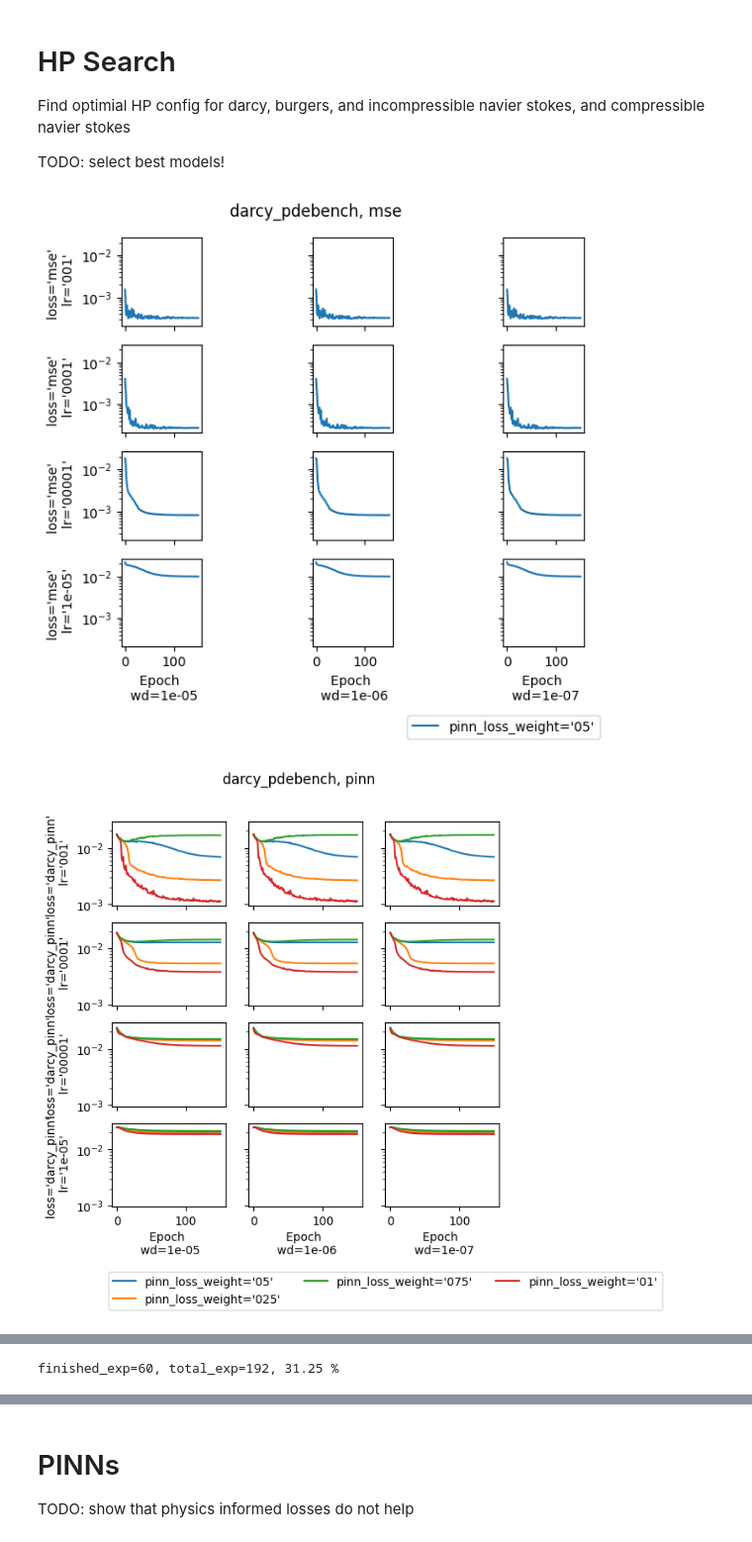
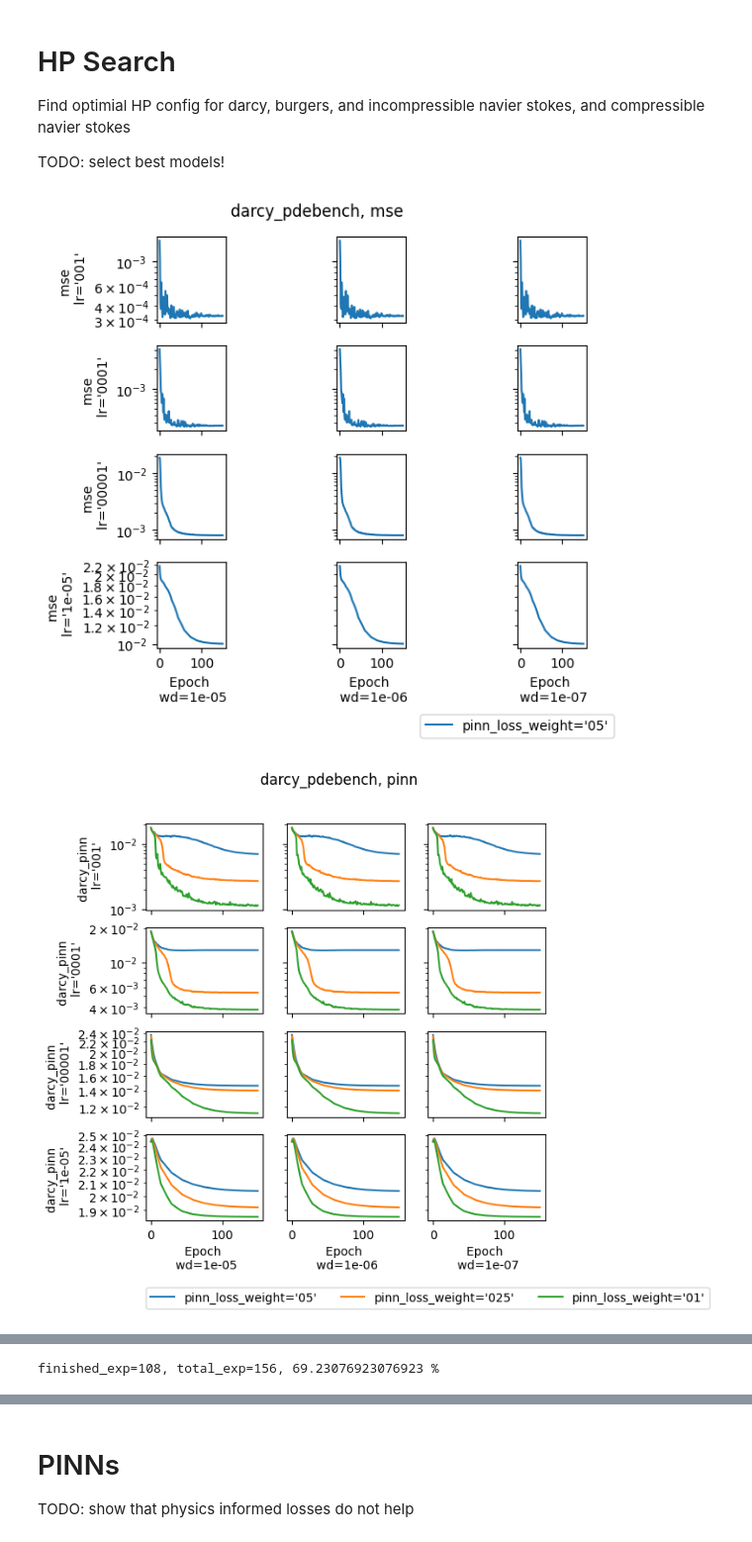
Before and after one commit to msakarvadia/operator_aliasing, a Jupyter notebook: notebooks/figures.ipynb, the cells around one changed output, grey strips where cells are left out. Shown at 99% size. Drawn from its saved outputs; the diff is of its cells as text; code cells hidden in the pictures.

```diff
--- a/notebooks/figures.ipynb
+++ b/notebooks/figures.ipynb
@@ -209,7 +212,7 @@ for idx, s in enumerate([16, 32, 64, 128]):
     shape = model_preds_test.shape
 
     test_sp_y = get_energy_curve(
-        test_loader.dataset[:]['y'], #.squeeze().reshape(shape[0], s, s),
+        test_loader.dataset[:]['y'],  # .squeeze().reshape(shape[0], s, s),
         s,
     )
 
@@ -217,8 +220,7 @@ for idx, s in enumerate([16, 32, 64, 128]):
     residuals = []
     for i in range(model_preds_test.shape[0]):
         residual = (
-            model_preds_test[i].to('cpu')
-            - test_loader.dataset[:]['y'][i]
+            model_preds_test[i].to('cpu') - test_loader.dataset[:]['y'][i]
         )
         residuals.append(residual)
 
@@ -515,12 +537,17 @@ TODO: select best models!
 # Check if all experiments have finished
 total_exp = 0
 finished_exp = 0
+learning_rates = {'001': 1e-2, '0001': 1e-3, '00001': 1e-4, '1e-05': 1e-5}
+pinn_weights = {'05': 0.5, '025': 0.25, '01': 0.1}
+summary_stats = pd.DataFrame(
+    columns=['data', 'loss', 'lr', 'wd', 'pinn_loss_weight', 'test']
+)
 for dataset_name in [
-        'darcy_pdebench',
-        'burgers_pdebench',
-        'incomp_ns_pdebench',
-        'ns_pdebench',
-    ]:
+    'darcy_pdebench',
+    'burgers_pdebench',
+    'incomp_ns_pdebench',
+    'ns_pdebench',
+]:
     model_name = 'FNO2D'
     in_channels = 10
     out_channels = 1
@@ -561,13 +588,13 @@ for dataset_name in [
         if loss == 'n/a':
             continue
         fig, axes = plt.subplots(
-            nrows=4, ncols=3, sharey=True, sharex='col', figsize=(6, 6)
+            nrows=4, ncols=3, sharey='row', sharex='col', figsize=(6, 6)
         )
-        for y_idx, lr in enumerate(['001','0001', '00001', '1e-05']):
+        for y_idx, lr in enumerate(['001', '0001', '00001', '1e-05']):
             for x_idx, wd in enumerate([1e-05, 1e-06, 1e-07]):
                 pinn_loss_weights = ['05']
                 if 'pinn' in loss_type:
-                    pinn_loss_weights += ['025', '075', '01']
+                    pinn_loss_weights += ['025', '01']
                 for pinn_loss_weight in pinn_loss_weights:
                     max_mode = img_size // 2
                     ckpt_dir = f'{lr}_{wd}_15_05_{loss}_{batch_size}_{dataset_name}_-1_-1_{max_mode}_{model_name}_{in_channels}_{out_channels}_{pinn_loss_weight}_{initial_steps}_single_[0,1,0,0]'
@@ -577,34 +604,44 @@ for dataset_name in [
                     if not os.path.exists(ckpt_name):
                         print('does not exist: ', ckpt_dir)
                         continue
+                    # print(ckpt_dir)
                     df = pd.read_csv(ckpt_name)
                     for ylabel in [
                         #'train_loss',
                         'test',
                     ]:
                         if 150 in df['epoch']:
                             finished_exp += 1
+                            row = df[df.epoch == 150]
+                            summary_stats.loc[len(summary_stats)] = [
+                                dataset_name,
+                                loss,
+                                learning_rates[lr],
+                                wd,
+                                pinn_weights[pinn_loss_weight],
+                                row[ylabel].item(),
+                            ]
                         sns.lineplot(
                             df,
                             x='epoch',
                             y=ylabel,
                             label=f'{pinn_loss_weight=}',
                             ax=axes[y_idx, x_idx],
                         )
                         axes[y_idx, x_idx].get_legend().remove()
                         axes[y_idx, x_idx].set_yscale('log')
 
                 if y_idx == 3:
                     axes[y_idx, x_idx].set_xlabel(f'Epoch \n {wd=}')
                 if x_idx == 0:
-                    axes[y_idx, x_idx].set_ylabel(f'{loss=} \n {lr=}')
+                    axes[y_idx, x_idx].set_ylabel(f'{loss} \n {lr=}')
 
         plt.legend(bbox_to_anchor=(0, -0.7), loc='upper center', ncols=3)
 
         fig.suptitle(f'{dataset_name}, {loss_type}')
         plt.tight_layout()
         plt.show()
-print(f'{finished_exp=}, {total_exp=}, {finished_exp  / total_exp * 100} %')
+print(f'{finished_exp=}, {total_exp=}, {finished_exp / total_exp * 100} %')
 # %% [output]
-[figure, old version]
+[figure, new version]
-[figure, old version]
+[figure, new version]
@@ -628 +669 @@ does not exist:  1e-05_1e-07_15_05_incomp_ns_pinn_4_incomp_ns_pdebench_-1_-1_127
-finished_exp=60, total_exp=192, 31.25 %
+finished_exp=108, total_exp=156, 69.23076923076923 %
```
Also changed, not shown: parts of 12 cells of this notebook.
